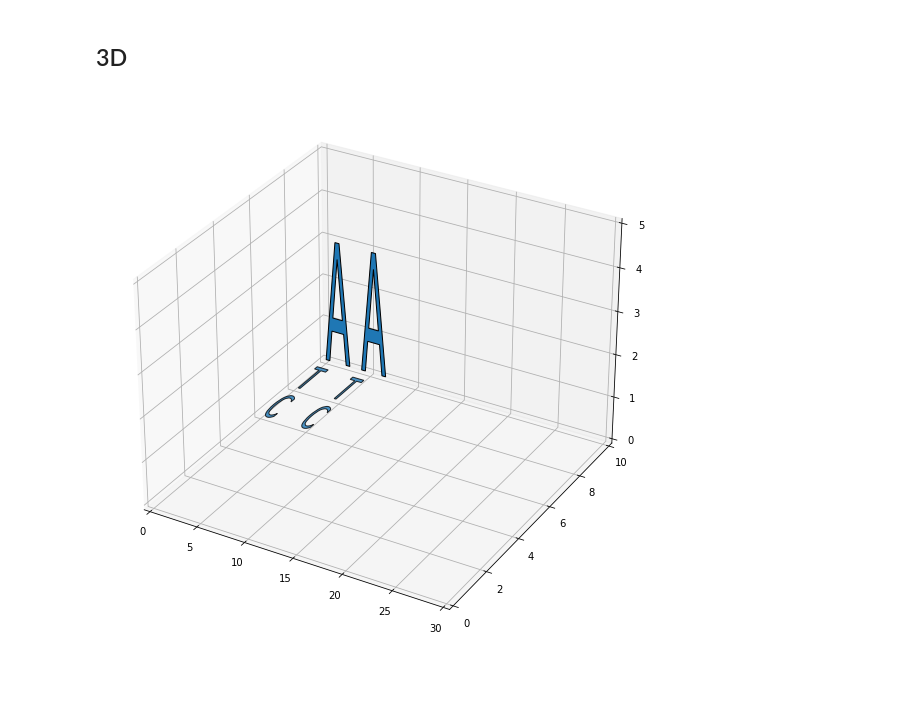
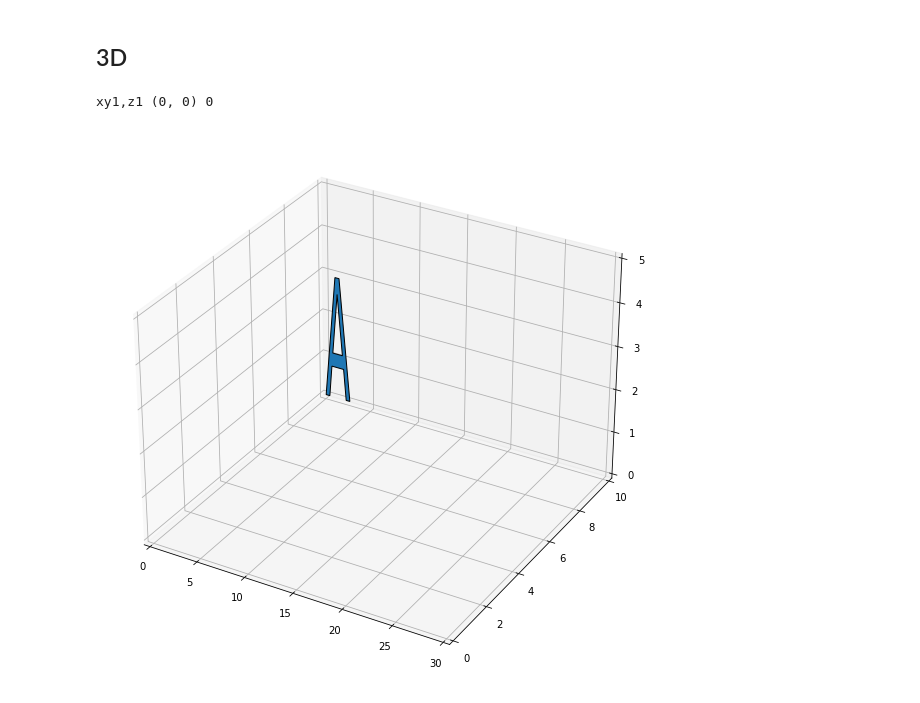
Before and after one commit to labomics/MetaLogo, a Jupyter notebook: test3.ipynb, the cells around one changed output. Cells and saved outputs as stored; diff of their text form; code cells hidden in the pictures.

```diff
--- a/test3.ipynb
+++ b/test3.ipynb
@@ -631,6 +631,12 @@ from matplotlib.text import TextPath
 from matplotlib.transforms import Affine2D
 import mpl_toolkits.mplot3d.art3d as art3d
 
+def test_text3d(ax,xy,s):
+    text_path = TextPath((0, 0), s, size=1)
+    trans = Affine2D().translate(xy[0], xy[1])
+    p1 = PathPatch(trans.transform_path(text_path))
+    ax.add_patch(p1)
+    art3d.pathpatch_2d_to_3d(p1, z=10, zdir='y')
 
 def text3d(ax, xyz, s, zdir="z", size=None, angle=0, usetex=False, **kwargs):
     """
@@ -649,6 +655,7 @@ def text3d(ax, xyz, s, zdir="z", size=None, angle=0, usetex=False, **kwargs):
         xy1, z1 = (y, z), x
     else:
         xy1, z1 = (x, y), z
+    print('xy1,z1',xy1,z)
 
     text_path = TextPath((0, 0), s, size=size, usetex=usetex)
     trans = Affine2D().rotate(angle).translate(xy1[0], xy1[1])
@@ -664,37 +671,38 @@ ax = fig.add_subplot(projection='3d')
 # Draw a circle on the x=0 'wall'
 #p = Circle((5, 5), 3)
 #ax.add_patch(p)
 #art3d.pathpatch_2d_to_3d(p, z=0, zdir="x")
 
 # Manually label the axes
 #text3d(ax, (4, -2, 0), "X-axis", zdir="z", size=.5, usetex=False,
 #       ec="none", fc="k")
 #text3d(ax, (12, 4, 2), "Y-axis", zdir="z", size=.5, usetex=False,
 #       angle=np.pi / 2, ec="none", fc="k")
 #text3d(ax, (12, 10, 4), "Z-axis", zdir="y", size=.5, usetex=False,
 #       angle=np.pi / 2, ec="none", fc="k")
 
 # Write a Latex formula on the z=0 'floor'
 #text3d(ax, (1, 5, 5),
 #       r"$\displaystyle G_{\mu\nu} + \Lambda g_{\mu\nu} = "
 #       r"\frac{8\pi G}{c^4} T_{\mu\nu}  $",
 ##       zdir="z", size=1, usetex=True,
  #      ec="none", fc="k")
 
 text3d(ax,(0,10,0),'A',size=4,zdir='y')
-text3d(ax,(4,10,0),'A',size=4,zdir='y')
+#text3d(ax,(4,10,0),'A',size=4,zdir='y')
 
-text3d(ax,(0,8,0),'T',size=2,zdir='z',alpha=0.8)
-text3d(ax,(4,8,0),'T',size=2,zdir='z',alpha=0.8)
+#text3d(ax,(0,8,0),'T',size=2,zdir='z',alpha=0.8)
+#text3d(ax,(4,8,0),'T',size=2,zdir='z',alpha=0.8)
 
-text3d(ax,(0,6,0),'C',size=2,zdir='z',alpha=0.8)
-text3d(ax,(4,6,0),'C',size=2,zdir='z',alpha=0.8)
+#text3d(ax,(0,6,0),'C',size=2,zdir='z',alpha=0.8)
+#text3d(ax,(4,6,0),'C',size=2,zdir='z',alpha=0.8)
 
 ax.set_xlim(0, 30)
 ax.set_ylim(0, 10)
 ax.set_zlim(0, 5)
 
 plt.show()
 # %% [output]
+xy1,z1 (0, 0) 0
-[figure, old version]
+[figure, new version]
 # %%
```
Also changed, not shown: parts of 2 cells of this notebook, 9 other files.
